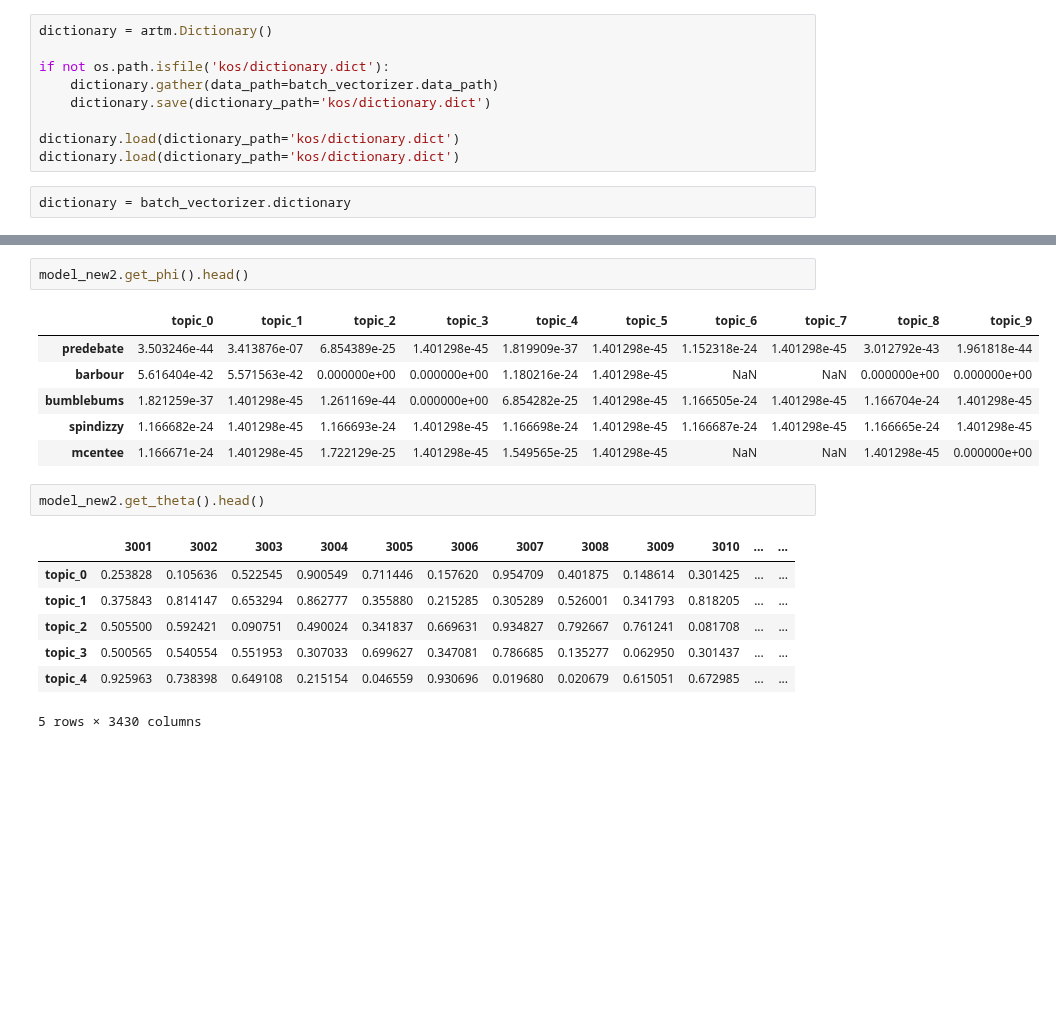
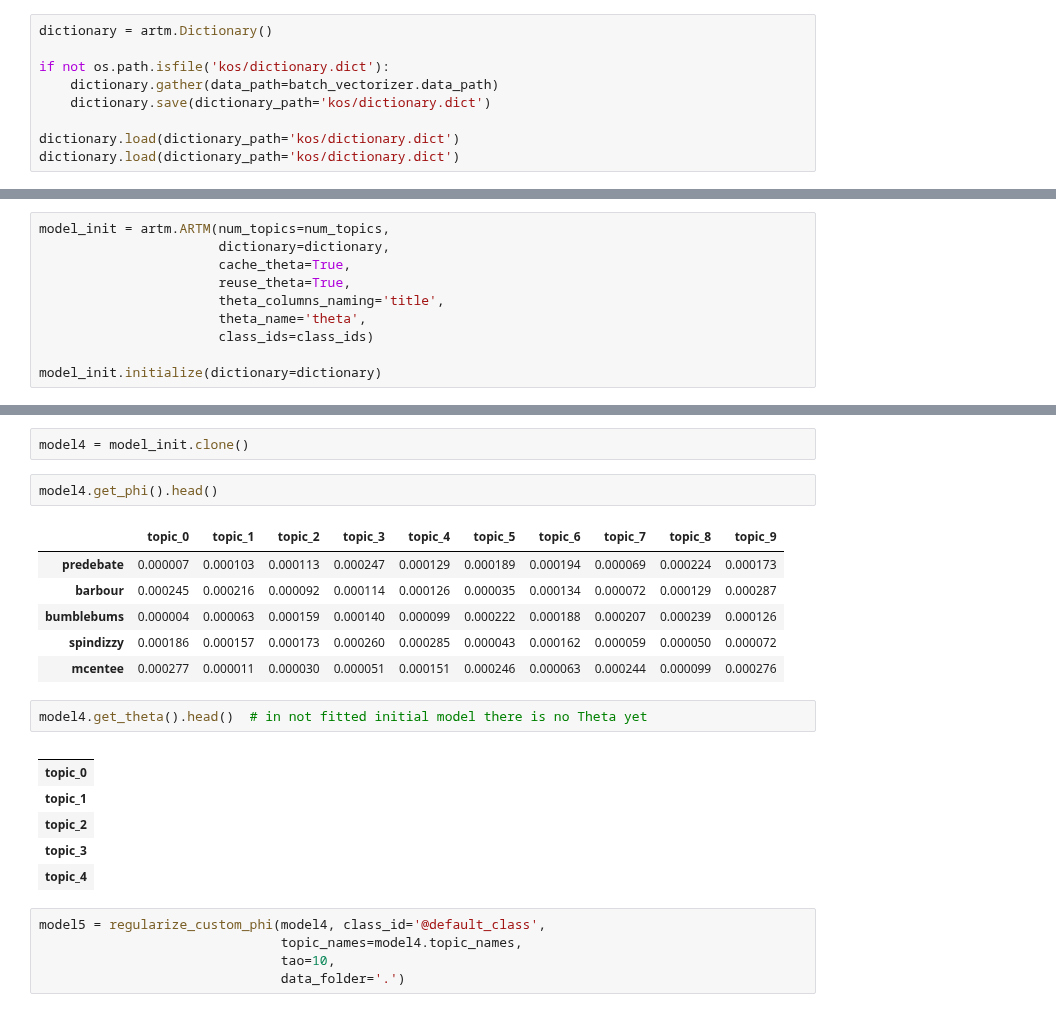
Before and after one commit to bigartm/bigartm-book, a Jupyter notebook: technical/Attaching_Phi_Theta.ipynb, the cells around one changed output, grey strips where cells are left out. Drawn from its saved outputs; the diff is of its cells as text; blank space fills up the shorter version.

```diff
--- a/technical/Attaching_Phi_Theta.ipynb
+++ b/technical/Attaching_Phi_Theta.ipynb
@@ -43,5 +43,3 @@ if not os.path.isfile('kos/dictionary.dict'):
 
 dictionary.load(dictionary_path='kos/dictionary.dict')
 dictionary.load(dictionary_path='kos/dictionary.dict')
-# %%
-dictionary = batch_vectorizer.dictionary
@@ -119,0 +53,10 @@ phi_new = pd.DataFrame(data=np.random.random(phi.shape),
+# %%
+model_init = artm.ARTM(num_topics=num_topics,
+                       dictionary=dictionary,
+                       cache_theta=True,
+                       reuse_theta=True,
+                       theta_columns_naming='title',
+                       theta_name='theta',
+                       class_ids=class_ids)
+
+model_init.initialize(dictionary=dictionary)
@@ -197,19 +349,25 @@ model_new2 = init_custom_theta(model, class_id_phi=theta_new)
+# %%
+model4 = model_init.clone()
 # %%
-model_new2.get_phi().head()
+model4.get_phi().head()
 # %% [output]
 |  | topic_0 | topic_1 | topic_2 | topic_3 | topic_4 | topic_5 | topic_6 | topic_7 | topic_8 | topic_9 |
-| predebate | 3.503246e-44 | 3.413876e-07 | 6.854389e-25 | 1.401298e-45 | 1.819909e-37 | 1.401298e-45 | 1.152318e-24 | 1.401298e-45 | 3.012792e-43 | 1.961818e-44 |
-| barbour | 5.616404e-42 | 5.571563e-42 | 0.000000e+00 | 0.000000e+00 | 1.180216e-24 | 1.401298e-45 | NaN | NaN | 0.000000e+00 | 0.000000e+00 |
-| bumblebums | 1.821259e-37 | 1.401298e-45 | 1.261169e-44 | 0.000000e+00 | 6.854282e-25 | 1.401298e-45 | 1.166505e-24 | 1.401298e-45 | 1.166704e-24 | 1.401298e-45 |
-| spindizzy | 1.166682e-24 | 1.401298e-45 | 1.166693e-24 | 1.401298e-45 | 1.166698e-24 | 1.401298e-45 | 1.166687e-24 | 1.401298e-45 | 1.166665e-24 | 1.401298e-45 |
-| mcentee | 1.166671e-24 | 1.401298e-45 | 1.722129e-25 | 1.401298e-45 | 1.549565e-25 | 1.401298e-45 | NaN | NaN | 1.401298e-45 | 0.000000e+00 |
+| predebate | 0.000007 | 0.000103 | 0.000113 | 0.000247 | 0.000129 | 0.000189 | 0.000194 | 0.000069 | 0.000224 | 0.000173 |
+| barbour | 0.000245 | 0.000216 | 0.000092 | 0.000114 | 0.000126 | 0.000035 | 0.000134 | 0.000072 | 0.000129 | 0.000287 |
+| bumblebums | 0.000004 | 0.000063 | 0.000159 | 0.000140 | 0.000099 | 0.000222 | 0.000188 | 0.000207 | 0.000239 | 0.000126 |
+| spindizzy | 0.000186 | 0.000157 | 0.000173 | 0.000260 | 0.000285 | 0.000043 | 0.000162 | 0.000059 | 0.000050 | 0.000072 |
+| mcentee | 0.000277 | 0.000011 | 0.000030 | 0.000051 | 0.000151 | 0.000246 | 0.000063 | 0.000244 | 0.000099 | 0.000276 |
-# %%
-model_new2.get_theta().head()
-# %% [output]
-|  | 3001 | 3002 | 3003 | 3004 | 3005 | 3006 | 3007 | 3008 | 3009 | 3010 | ... | ... |
-| topic_0 | 0.253828 | 0.105636 | 0.522545 | 0.900549 | 0.711446 | 0.157620 | 0.954709 | 0.401875 | 0.148614 | 0.301425 | ... | ... |
-| topic_1 | 0.375843 | 0.814147 | 0.653294 | 0.862777 | 0.355880 | 0.215285 | 0.305289 | 0.526001 | 0.341793 | 0.818205 | ... | ... |
-| topic_2 | 0.505500 | 0.592421 | 0.090751 | 0.490024 | 0.341837 | 0.669631 | 0.934827 | 0.792667 | 0.761241 | 0.081708 | ... | ... |
-| topic_3 | 0.500565 | 0.540554 | 0.551953 | 0.307033 | 0.699627 | 0.347081 | 0.786685 | 0.135277 | 0.062950 | 0.301437 | ... | ... |
-| topic_4 | 0.925963 | 0.738398 | 0.649108 | 0.215154 | 0.046559 | 0.930696 | 0.019680 | 0.020679 | 0.615051 | 0.672985 | ... | ... |
-5 rows × 3430 columns
+# %%
+model4.get_theta().head()  # in not fitted initial model there is no Theta yet
+# %% [output]
+|  |
+| topic_0 |
+| topic_1 |
+| topic_2 |
+| topic_3 |
+| topic_4 |
+# %%
+model5 = regularize_custom_phi(model4, class_id='@default_class',
+                               topic_names=model4.topic_names,
+                               tao=10,
+                               data_folder='.')
```
Also changed, not shown: parts of 71 cells of this notebook.
